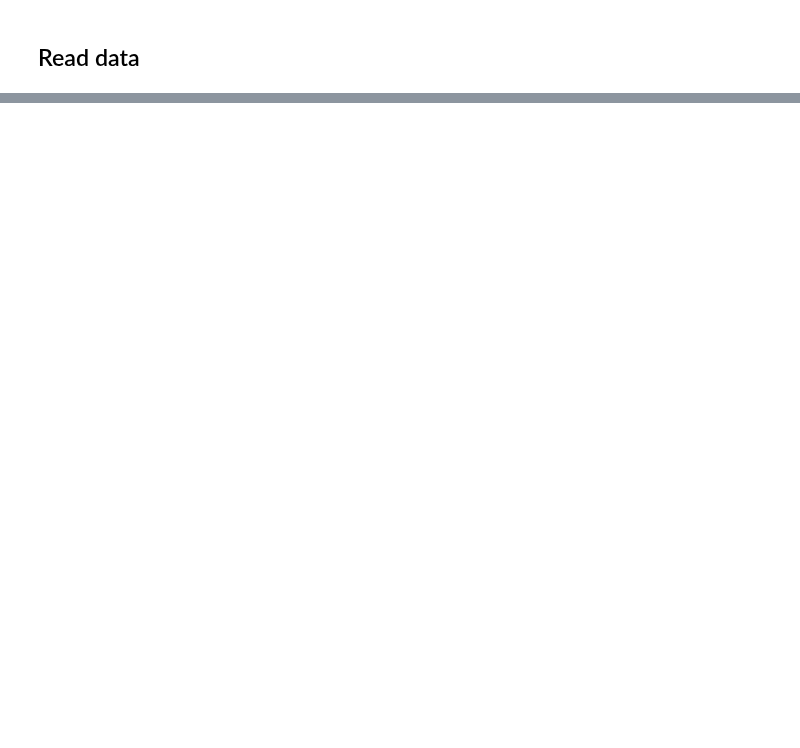
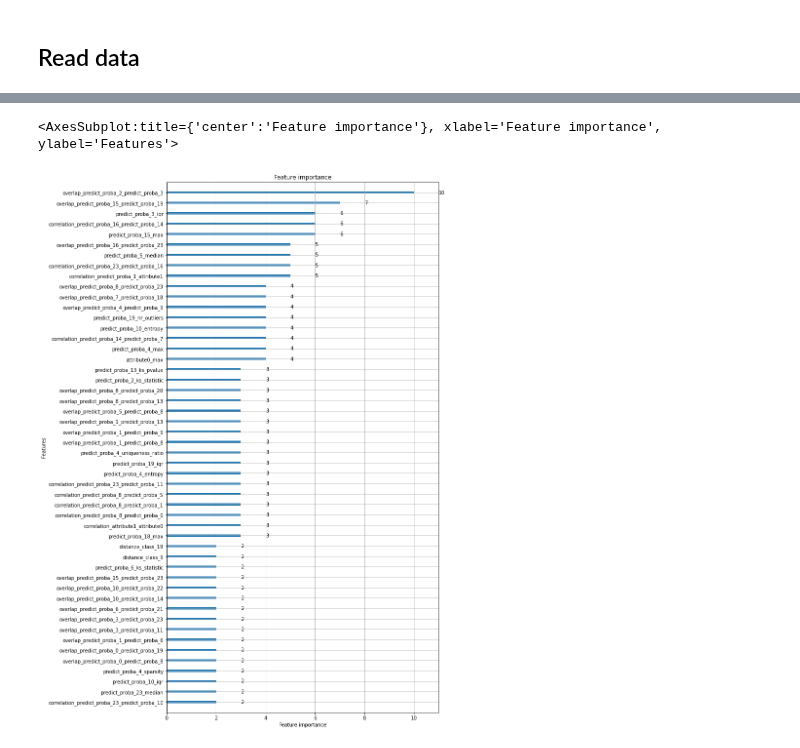
Before and after one commit to feamelo/drift-meta-learning, a Jupyter notebook: src/experiments/base_experiment.ipynb, the cells around one changed output, grey strips where cells are left out. Saved outputs shown, nothing was run; the diff lists cells and outputs as text; code cells hidden in the pictures; blank space fills up the shorter version.

```diff
--- a/src/experiments/base_experiment.ipynb
+++ b/src/experiments/base_experiment.ipynb
@@ -60,0 +68,6 @@ Cumulative gain definition: mse(baseline) - mse(metalearning)
+# %%
+fig, ax = plt.subplots(1, 1, figsize=(10, 20))
+ltb.plot_importance(model, max_num_features=50, ax=ax)
+# %% [output]
+<AxesSubplot:title={'center':'Feature importance'}, xlabel='Feature importance', ylabel='Features'>
+[figure, added]
```
Also changed, not shown: parts of 6 cells of this notebook, 2 other files.
